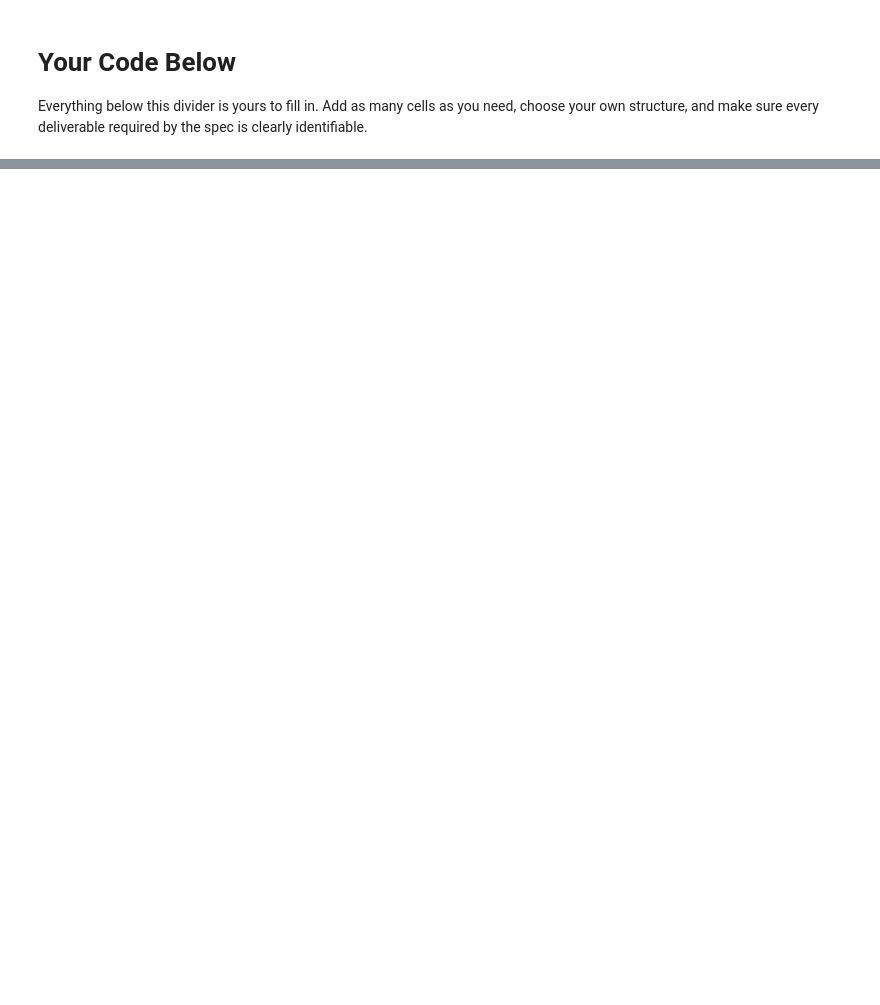
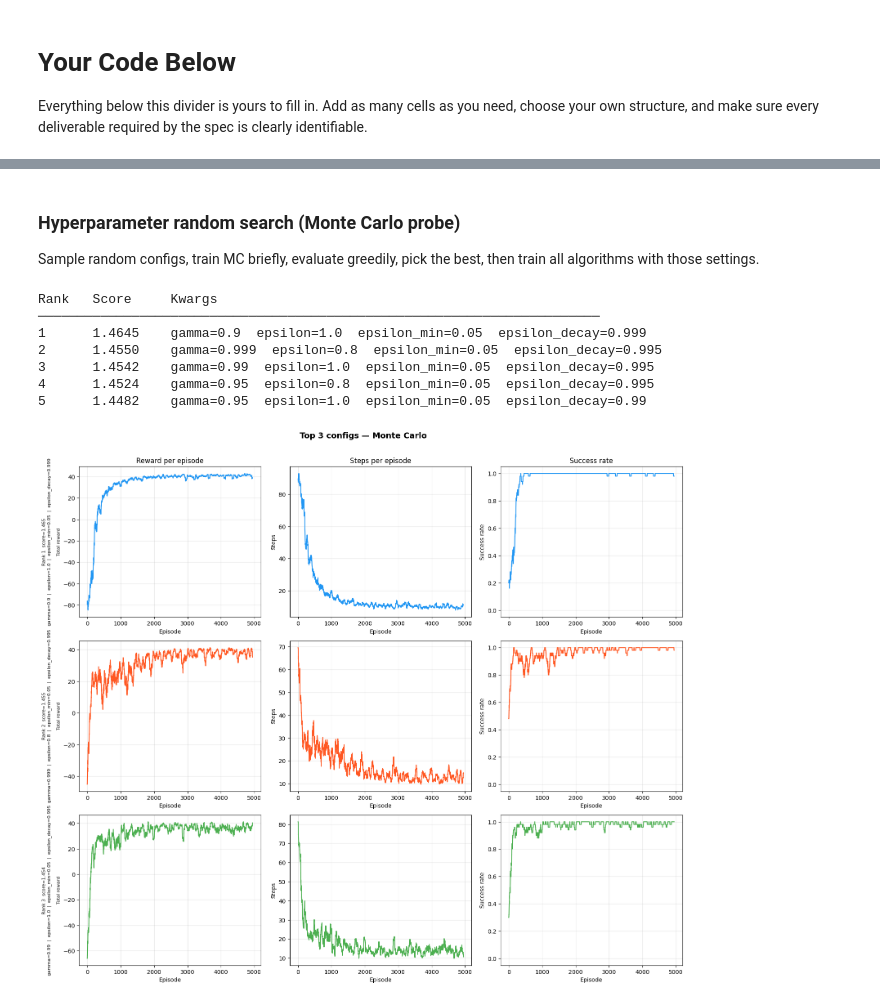
Before and after one commit to BlobDylan/RLEX2, a Jupyter notebook: HW2_2026B_KeyDoorLava.ipynb, the cells around one changed output, grey strips where cells are left out. Saved outputs shown, nothing was run; the diff lists cells and outputs as text; code cells hidden in the pictures; blank space fills up the shorter version.

```diff
--- a/HW2_2026B_KeyDoorLava.ipynb
+++ b/HW2_2026B_KeyDoorLava.ipynb
@@ -1046,0 +1083,4 @@ Greedy rollout (seed=42): steps=11, reward=40.00, goal=True
+# %% [markdown]
+### Hyperparameter random search (Monte Carlo probe)
+
+Sample random configs, train MC briefly, evaluate greedily, pick the best, then train all algorithms with those settings.
@@ -1046,0 +1237,29 @@ Greedy rollout (seed=42): steps=11, reward=40.00, goal=True
+# %%
+
+MC_PARAM_GRID = {
+    "gamma":         [0.90, 0.95, 0.99, 0.999],
+    "epsilon":       [1.0, 0.8],
+    "epsilon_min":   [0.01, 0.05],
+    "epsilon_decay": [0.990, 0.995, 0.999],
+}
+
+search_results = random_search(
+    agent_cls      = MonteCarlo,
+    env_factory    = lambda: EmptyEnv(max_steps=MAX_STEPS),
+    param_grid     = MC_PARAM_GRID,
+    n_trials       = 30,
+    train_episodes = TRAIN_EPISODES,
+    max_steps      = MAX_STEPS,
+)
+
+print_search_summary(search_results, top_k=5)
+plot_top_k(search_results, agent_name="Monte Carlo", k=3)
+# %% [output]
+Rank   Score     Kwargs
+────────────────────────────────────────────────────────────────────────
+1      1.4645    gamma=0.9  epsilon=1.0  epsilon_min=0.05  epsilon_decay=0.999
+2      1.4550    gamma=0.999  epsilon=0.8  epsilon_min=0.05  epsilon_decay=0.995
+3      1.4542    gamma=0.99  epsilon=1.0  epsilon_min=0.05  epsilon_decay=0.995
+4      1.4524    gamma=0.95  epsilon=0.8  epsilon_min=0.05  epsilon_decay=0.995
+5      1.4482    gamma=0.95  epsilon=1.0  epsilon_min=0.05  epsilon_decay=0.99
+[figure, added]
```
Also changed, not shown: parts of 14 cells of this notebook.
